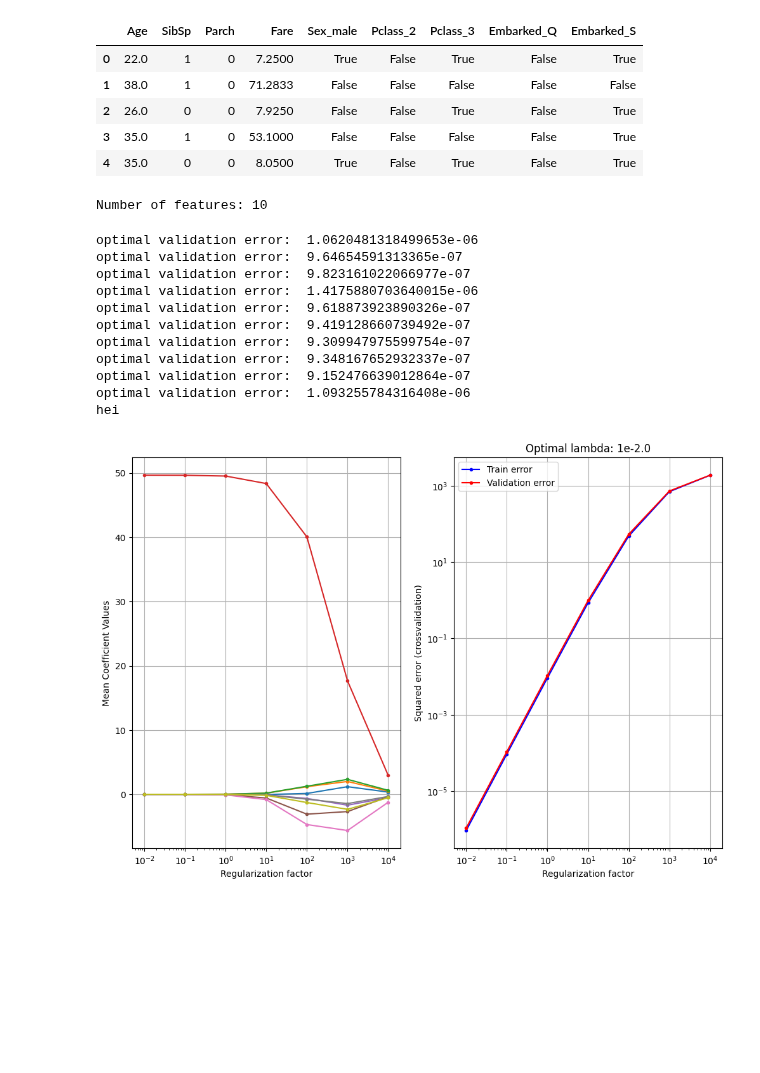
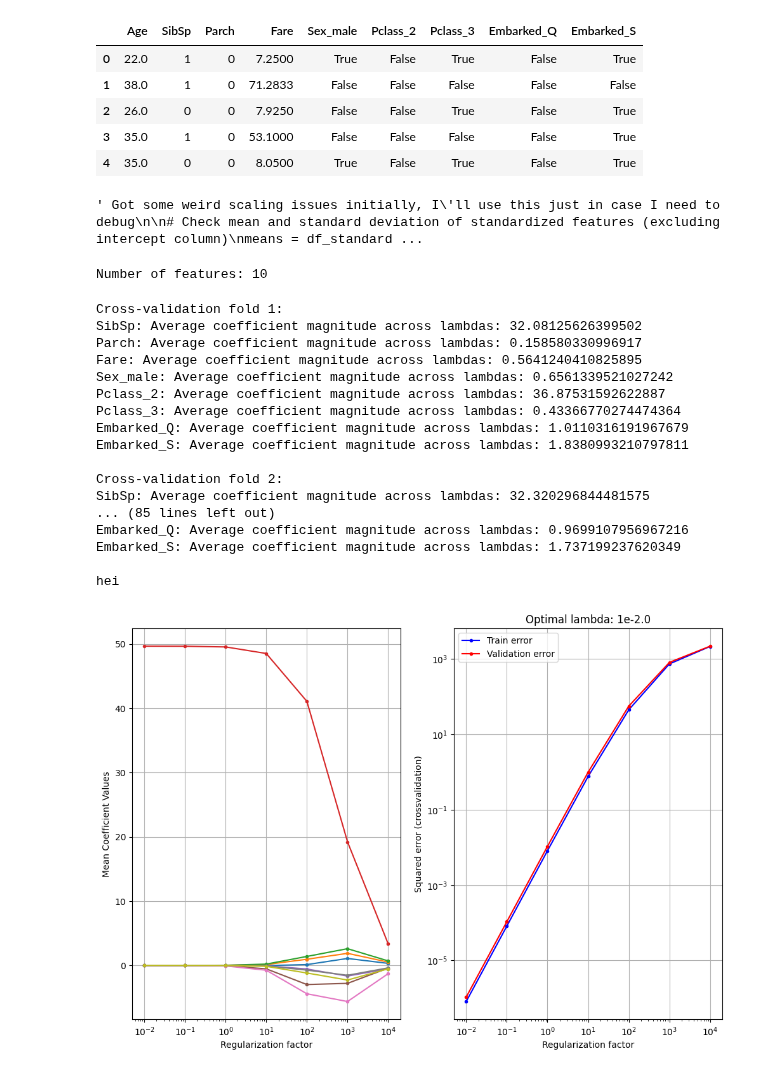
Before and after one commit to GisleGaren/IntroML02450, a Jupyter notebook: part2/analysis.ipynb, the cells around one changed output. Drawn from its saved outputs; the diff is of its cells as text; code cells hidden in the pictures; blank space fills up the shorter version.

```diff
--- a/part2/analysis.ipynb
+++ b/part2/analysis.ipynb
@@ -107,6 +107,8 @@ df_clean['Embarked'] = df_clean['Embarked'].fillna(df['Embarked'].mode()[0])
 # One-hot encode with dropfirst so that we dont need example male and female columns, we can just use male with 1 if true and 0 if female
 df_clean = pd.get_dummies(df_clean, columns=['Sex', 'Pclass', 'Embarked'], drop_first=True)
 
+attributeNames = list(df_clean.columns)
+
 # Now let's see how our data looks like
 df_clean.head()
 # %% [output]
@@ -125,8 +127,29 @@ scaler = StandardScaler()
 # Fit the scaler to the data
 df_standardized = scaler.fit_transform(df_clean)
 
+""" Got some weird scaling issues initially, I'll use this just in case I need to debug
+
+# Check mean and standard deviation of standardized features (excluding intercept column)
+means = df_standardized.mean()
+std_devs = df_standardized.std()
+
+print("Means of standardized features:\n", means)
+print("Standard deviations of standardized features:\n", std_devs)
+
+First time using this I got
+
+Means of standardized features:
+ 1.0632887927573515e-17
+Standard deviations of standardized features:
+ 1.0
+
+ So the standardization seemed to work fine
+
+"""
 # df_standardized = pd.DataFrame(df_standardized, columns=df_clean.columns)
 # df_standardized.head()
+# %% [output]
+' Got some weird scaling issues initially, I\'ll use this just in case I need to debug\n\n# Check mean and standard deviation of standardized features (excluding intercept column)\nmeans = df_standard ...
 # %%
 # Add offset column to allow for intercept in the model
 # This is because the model is of the form y = Xw + b, where b is the intercept
@@ -294,6 +317,13 @@ for train_index, test_index in CV.split(X, y):
         train_err_vs_lambda, # This array stores the training error (mean squared error) for each tested lambda
         test_err_vs_lambda, # This array stores the validation error (mean squared error) for each tested lambda
     ) = rlr_validate(X_train, y_train, lambdas, internal_cross_validation)
+
+    # Identify the attribute with the highest mean coefficient values
+    avg_coefs = np.mean(np.abs(mean_w_vs_lambda), axis=1)  # Calculate the average coefficient magnitude across lambdas
+    print(f"Cross-validation fold {k+1}:")
+    for i, attribute_name in enumerate(attributeNames[1:]):  # Skip the bias term
+        print(f"{attribute_name}: Average coefficient magnitude across lambdas: {avg_coefs[i]}")
+    print()  # Separate output for each fold for readability
 
     # In the exercise, the dataset is standardized within the rlr_validate folds individually as well as
     # in the outer fold here. This is not necessary, as the data is already standardized before the cross validation
@@ -338,41 +368,47 @@ for train_index, test_index in CV.split(X, y):
         figure(k, figsize=(12, 8))
         subplot(1, 2, 1)
         semilogx(lambdas, mean_w_vs_lambda.T[:, 1:], ".-")  # Don't plot the bias term
         xlabel("Regularization factor")
         ylabel("Mean Coefficient Values")
         grid()
         # You can choose to display the legend, but it's omitted for a cleaner
         # plot, since there are many attributes
         # legend(attributeNames[1:], loc='best')
 
         subplot(1, 2, 2)
         title("Optimal lambda: 1e{0}".format(np.log10(opt_lambda)))
         loglog(
             lambdas, train_err_vs_lambda.T, "b.-", lambdas, test_err_vs_lambda.T, "r.-"
         )
         xlabel("Regularization factor")
         ylabel("Squared error (crossvalidation)")
         legend(["Train error", "Validation error"])
         grid()
 
     # To inspect the used indices, use these print statements
     # print('Cross validation fold {0}/{1}:'.format(k+1,K))
     # print('Train indices: {0}'.format(train_index))
     # print('Test indices: {0}\n'.format(test_index))
 
     k += 1
 
 print("hei")
 # %% [output]
-optimal validation error:  1.0620481318499653e-06
-optimal validation error:  9.64654591313365e-07
-optimal validation error:  9.823161022066977e-07
-optimal validation error:  1.4175880703640015e-06
-optimal validation error:  9.618873923890326e-07
-optimal validation error:  9.419128660739492e-07
-optimal validation error:  9.309947975599754e-07
-optimal validation error:  9.348167652932337e-07
-optimal validation error:  9.152476639012864e-07
-optimal validation error:  1.093255784316408e-06
+Cross-validation fold 1:
+SibSp: Average coefficient magnitude across lambdas: 32.08125626399502
+Parch: Average coefficient magnitude across lambdas: 0.158580330996917
+Fare: Average coefficient magnitude across lambdas: 0.5641240410825895
+Sex_male: Average coefficient magnitude across lambdas: 0.6561339521027242
+Pclass_2: Average coefficient magnitude across lambdas: 36.87531592622887
+Pclass_3: Average coefficient magnitude across lambdas: 0.43366770274474364
+Embarked_Q: Average coefficient magnitude across lambdas: 1.0110316191967679
+Embarked_S: Average coefficient magnitude across lambdas: 1.8380993210797811
+
+Cross-validation fold 2:
+SibSp: Average coefficient magnitude across lambdas: 32.320296844481575
+... (85 lines left out)
+Embarked_Q: Average coefficient magnitude across lambdas: 0.9699107956967216
+Embarked_S: Average coefficient magnitude across lambdas: 1.737199237620349
+
 hei
-[figure, old version]
+[figure, new version]
```
Also changed, not shown: parts of 1 cell of this notebook.
